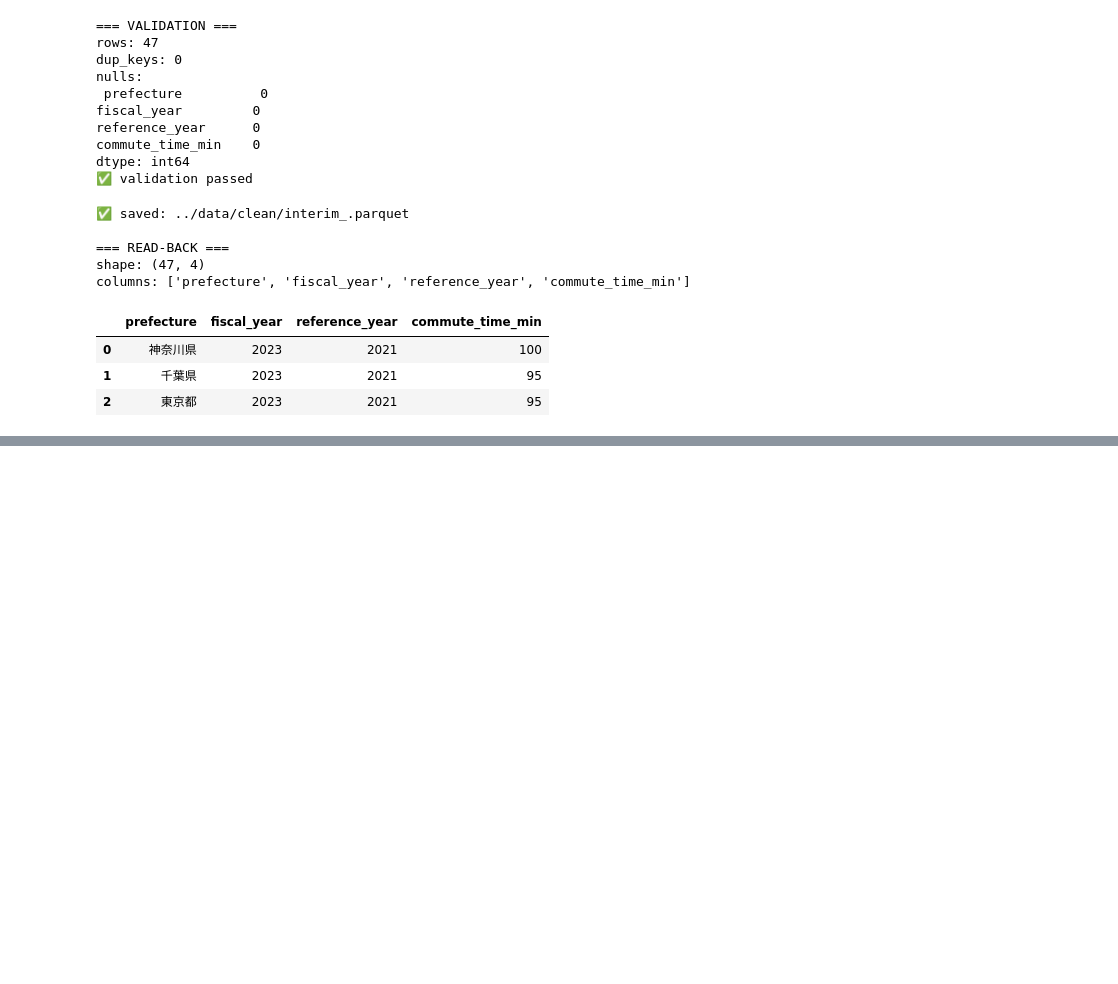
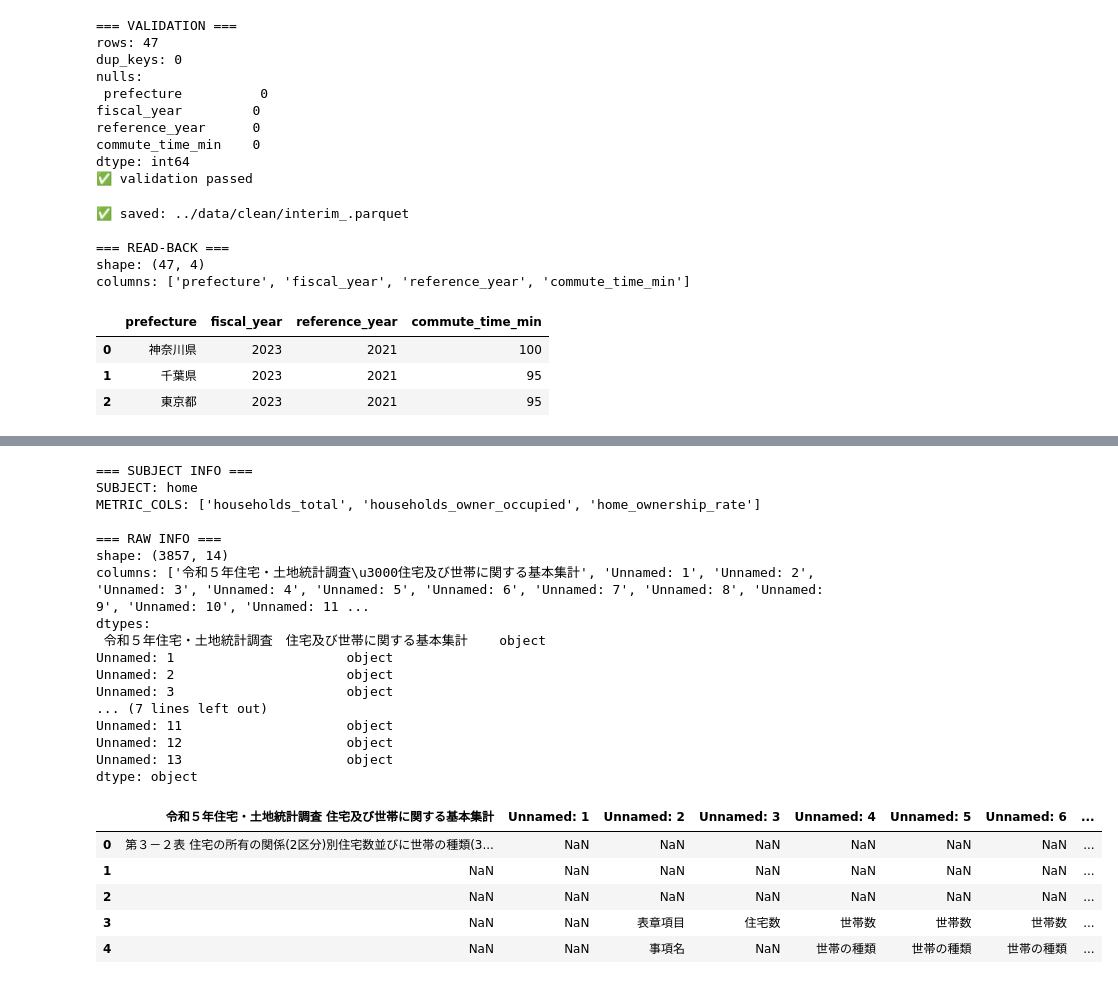
Before and after one commit to h-hayakawa-dev/nurse-turnover-analysis, a Jupyter notebook: notebooks/01_create_interim_dataset.ipynb, the cells around one changed output, grey strips where cells are left out. Drawn from its saved outputs; the diff is of its cells as text; code cells hidden in the pictures; blank space fills up the shorter version.

```diff
--- a/notebooks/01_create_interim_dataset.ipynb
+++ b/notebooks/01_create_interim_dataset.ipynb
@@ -1818,0 +2121,48 @@ columns: ['prefecture', 'fiscal_year', 'reference_year', 'commute_time_min']
+# %%
+# ==========================
+# 1-3 SUBJECT / METRIC定義
+# ==========================
+
+# ★CHANGE: 対象指標列（英語最終名）
+METRIC_COLS = ['households_total',
+    'households_owner_occupied',
+    'home_ownership_rate']
+print("\n=== SUBJECT INFO ===")
+print("SUBJECT:", SUBJECT)
+print("METRIC_COLS:", METRIC_COLS)
+
+# ==========================
+# 1-3 Read（Raw → DataFrame）
+# ★CHANGE: header のみ変更（列加工・型変換はしない）
+# ==========================
+df_raw = pd.read_excel(raw_path, sheet_name=0, header=0)
+
+print("\n=== RAW INFO ===")
+print("shape:", df_raw.shape)
+print("columns:", list(df_raw.columns))
+print("dtypes:\n", df_raw.dtypes)
+display(df_raw.head(5))
+# %% [output]
+=== SUBJECT INFO ===
+SUBJECT: home
+METRIC_COLS: ['households_total', 'households_owner_occupied', 'home_ownership_rate']
+
+=== RAW INFO ===
+shape: (3857, 14)
+columns: ['令和５年住宅・土地統計調査\u3000住宅及び世帯に関する基本集計', 'Unnamed: 1', 'Unnamed: 2', 'Unnamed: 3', 'Unnamed: 4', 'Unnamed: 5', 'Unnamed: 6', 'Unnamed: 7', 'Unnamed: 8', 'Unnamed: 9', 'Unnamed: 10', 'Unnamed: 11 ...
+dtypes:
+ 令和５年住宅・土地統計調査　住宅及び世帯に関する基本集計    object
+Unnamed: 1                      object
+Unnamed: 2                      object
+Unnamed: 3                      object
+... (7 lines left out)
+Unnamed: 11                     object
+Unnamed: 12                     object
+Unnamed: 13                     object
+dtype: object
+|  | 令和５年住宅・土地統計調査 住宅及び世帯に関する基本集計 | Unnamed: 1 | Unnamed: 2 | Unnamed: 3 | Unnamed: 4 | Unnamed: 5 | Unnamed: 6 | ... |
+| 0 | 第３－２表 住宅の所有の関係(2区分)別住宅数並びに世帯の種類(3... | NaN | NaN | NaN | NaN | NaN | NaN | ... |
+| 1 | NaN | NaN | NaN | NaN | NaN | NaN | NaN | ... |
+| 2 | NaN | NaN | NaN | NaN | NaN | NaN | NaN | ... |
+| 3 | NaN | NaN | 表章項目 | 住宅数 | 世帯数 | 世帯数 | 世帯数 | ... |
+| 4 | NaN | NaN | 事項名 | NaN | 世帯の種類 | 世帯の種類 | 世帯の種類 | ... |
```
Also changed, not shown: parts of 12 cells of this notebook.
